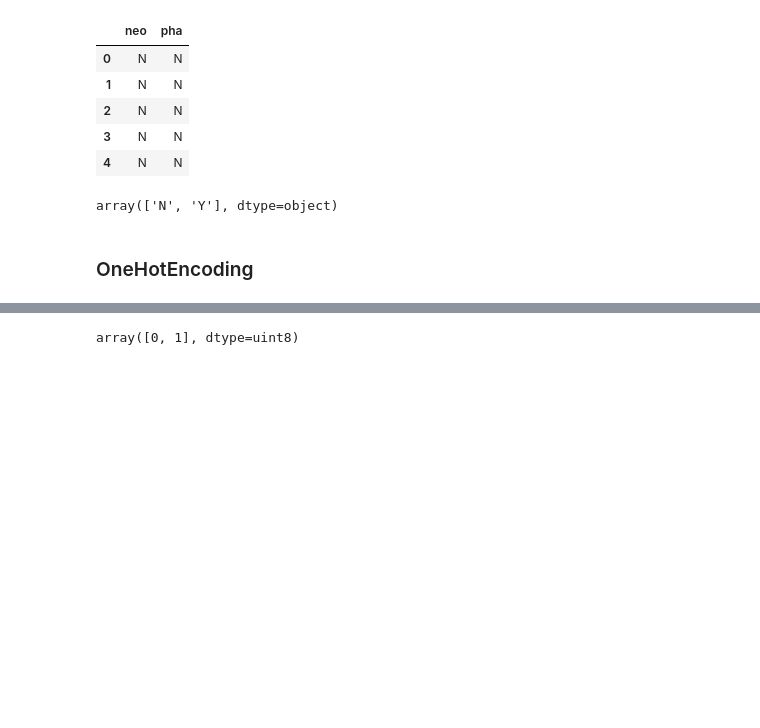
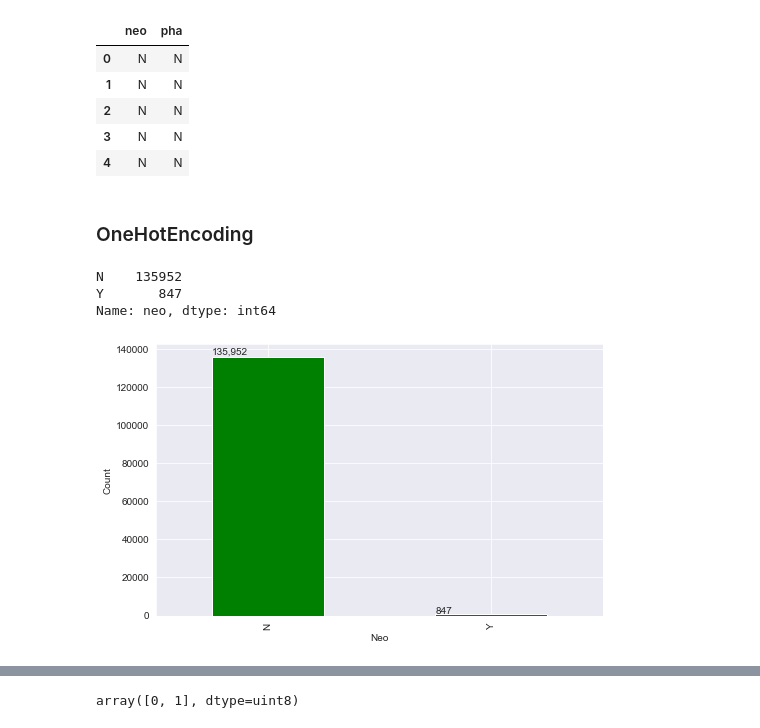
Before and after one commit to fagami1423/astoroid-diameter-prediction, a Jupyter notebook: final assignment.ipynb, the cells around one changed output, grey strips where cells are left out. Drawn from its saved outputs; the diff is of its cells as text; code cells hidden in the pictures; blank space fills up the shorter version.

```diff
--- a/final assignment.ipynb
+++ b/final assignment.ipynb
@@ -392,9 +432,21 @@ categoricalData.head(5)
 | 2 | N | N |
 | 3 | N | N |
 | 4 | N | N |
-# %%
-categoricalData.neo.unique()
-# %% [output]
-array(['N', 'Y'], dtype=object)
 # %% [markdown]
 ### OneHotEncoding
+# %%
+cleaned_df['neo'].value_counts()
+# %% [output]
+N    135952
+Y       847
+Name: neo, dtype: int64
+# %%
+plt.figure(figsize=(8,5))
+ax = cleaned_df.groupby('neo').size().plot(kind='bar',color='green')
+# ax.set_title("# of transaction which is flagged as fraud per transaction type")
+ax.set_xlabel("Neo")
+ax.set_ylabel("Count")
+for p in ax.patches:
+    ax.annotate(str(format(int(p.get_height()), ',d')), (p.get_x(), p.get_height()*1.01))
+# %% [output]
+[figure, added]
```
Also changed, not shown: parts of 30 cells of this notebook, 1 other file.
